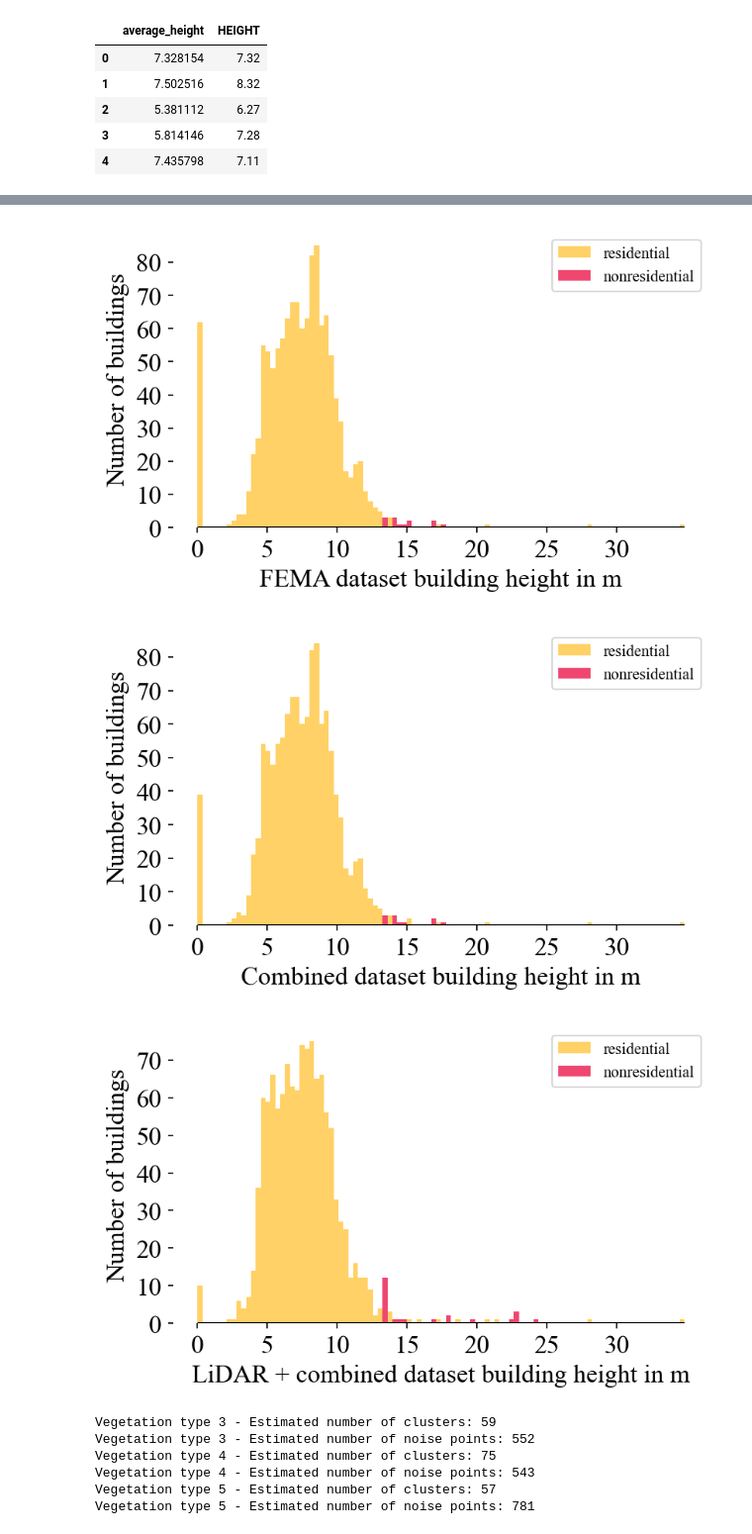
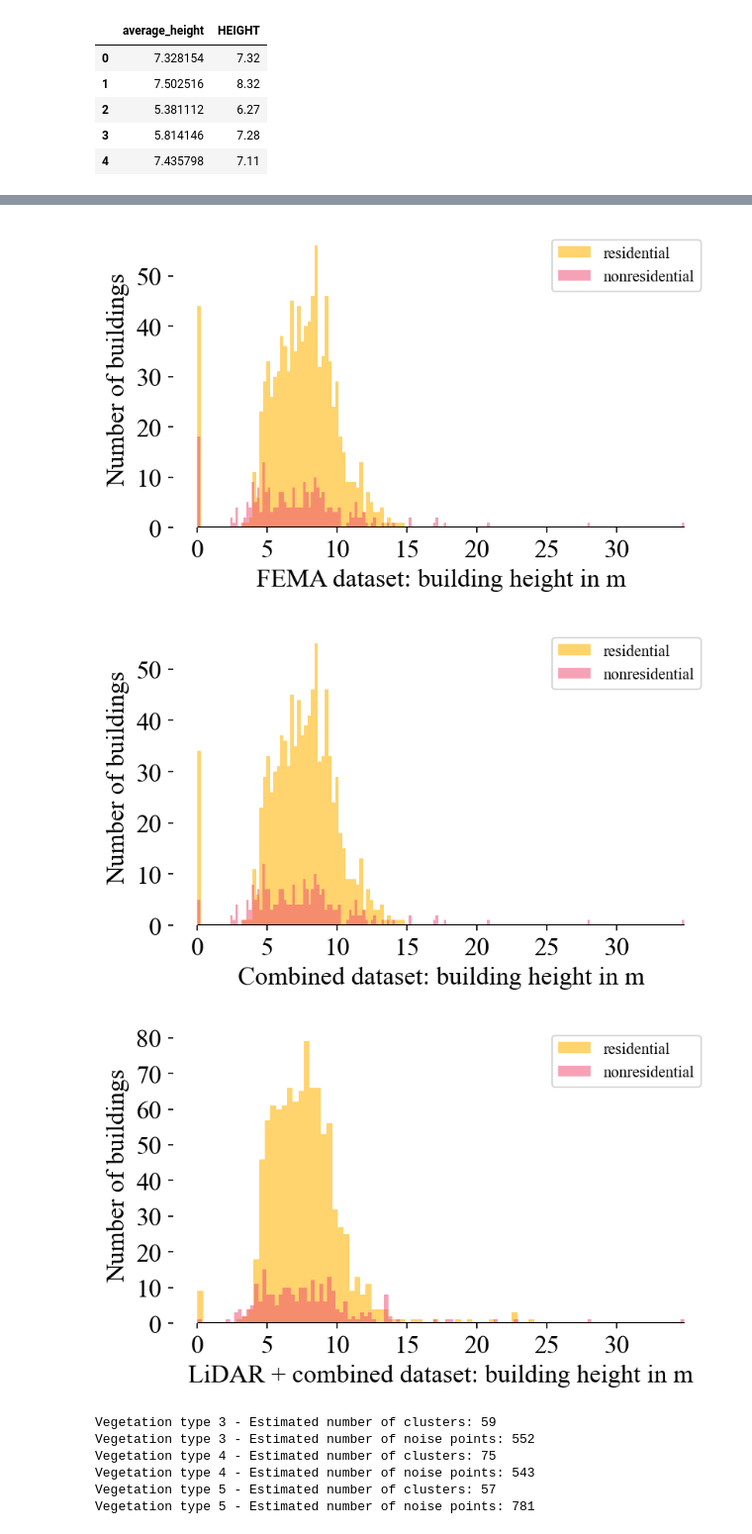
Before and after one commit to SustainableUrbanSystemsLab/CP-GNI2024-Symposium-Enriching-geospatial-building-datasets, a Jupyter notebook: Prepare input data.ipynb, the cells around one changed output, grey strips where cells are left out. Shown at 99% size. Saved outputs shown, nothing was run; the diff lists cells and outputs as text; code cells hidden in the pictures.

Commit message:
update plots

```diff
--- a/Prepare input data.ipynb
+++ b/Prepare input data.ipynb
@@ -627,40 +625,33 @@ def plot_heights_hist(heights_hist_title, heights, res):
 
     fmt = lambda x, pos: '{:.2f} %'.format(round(x * 100, 2))
 
+    num_bins = 5
+    if np.max(heights[res == True]) > 0:
+        num_bins = 60
 
+    scale_factor = 30
+    if np.max(heights[res == True]) > 0:
+        scale_factor = int(np.ceil(np.max(heights[res == False])/np.max(heights[res == True])))
 
     fig = plt.figure(figsize=(900/my_dpi, 500/my_dpi), dpi=my_dpi)
     plt.box(False)
-    n, bins, patches = plt.hist(heights, bins=100, histtype='barstacked', density = False)
-
-    bin_centers = 0.5 * (bins[:-1] + bins[1:])
-    # scale values to interval [0,1]
-    col = bin_centers - min(bin_centers)
-    col /= max(col)
-
-
-
-    for c, p, i in zip(col, patches,range(len(heights))):
-        color = '#ffd166'
-
-        if res[i] == False and heights[i] > 0:
-            color = '#ef476f'
-
-        plt.setp(p, 'facecolor', color)
+    plt.hist(heights[res == True], bins=num_bins, density = False, alpha=0.95, color='#ffd166')
+    plt.hist(heights[res == False], bins=num_bins*scale_factor, density = False, alpha=0.5, color='#ef476f')
 
 
     plt.hlines(y=0, xmin = np.min(heights), xmax=np.max(heights), colors='black')
-    plt.xticks(np.arange(0, 35, step=5),  **font)
+    plt.xticks(np.arange(0, np.max(heights), step=5),  **font)
     plt.yticks(**font)
-    # plt.gca().yaxis.set_major_formatter(PercentFormatter(1))
-    # plt.gca().yaxis.set_major_formatter(mpl.ticker.FuncFormatter(fmt))
+
     plt.xlabel(heights_hist_title, **font)
     plt.ylabel("Number of buildings", **font)
+
     #create legend
-    handles = [Rectangle((0,0),1,1,color=c,ec="k", linewidth=0.0) for c in ['#ffd166','#ef476f']]
+    handles = [Rectangle((0,0),1,1,color=c,ec="k", linewidth=0.0, alpha=alpha) for c,alpha in zip(['#ffd166','#ef476f'],[0.95,0.5])]
     labels= ["residential","nonresidential"]
     L = plt.legend(handles, labels)
     plt.setp(L.texts, family='Times New Roman')
+
     plt.show()
     return fig
 # %%
@@ -675,30 +666,30 @@ fig.savefig(OSM_heights_hist_filename, bbox_inches='tight')
 # %%
 FEMA_heights_hist_filename = f'images/FEMA_heights_hist.png'
-FEMA_heights_hist_title = "FEMA dataset building height in m"
+FEMA_heights_hist_title = "FEMA dataset: building height in m"
 FEMA_heights = FEMA_footprints.HEIGHT.astype('float').fillna(0)
 
 fig = plot_heights_hist(FEMA_heights_hist_title, FEMA_heights, FEMA_footprints.residential)
 fig.savefig(FEMA_heights_hist_filename, bbox_inches='tight')
 # %% [output]
-[figure, old version]
+[figure, new version]
 # %%
 combined_heights_hist_filename = f'images/combined_heights_hist.png'
-combined_heights_hist_title = "Combined dataset building height in m"
+combined_heights_hist_title = "Combined dataset: building height in m"
 combined_heights = combined_footprints.HEIGHT.astype('float').fillna(0)
 
 fig = plot_heights_hist(combined_heights_hist_title, combined_heights, combined_footprints.residential)
 fig.savefig(combined_heights_hist_filename, bbox_inches='tight')
 # %% [output]
-[figure, old version]
+[figure, new version]
 # %%
 lidar_heights_hist_filename = f'images/lidar_heights_hist.png'
-lidar_heights_hist_title = "LiDAR + combined dataset building height in m"
+lidar_heights_hist_title = "LiDAR + combined dataset: building height in m"
 lidar_heights = combined_footprints.final_height.astype('float').fillna(0)
 
 fig = plot_heights_hist(lidar_heights_hist_title, lidar_heights, combined_footprints.residential)
 fig.savefig(lidar_heights_hist_filename, bbox_inches='tight')
 # %% [output]
-[figure, old version]
+[figure, new version]
 # %%
 combined_footprints.to_file(temp_path + f'combined_{xmin}, {ymin}, {xmax}, {ymax}_EPSG {out_crs}.json', driver='GeoJSON')
 # %%
```
Also changed, not shown: parts of 2 cells of this notebook, 5 other files.
